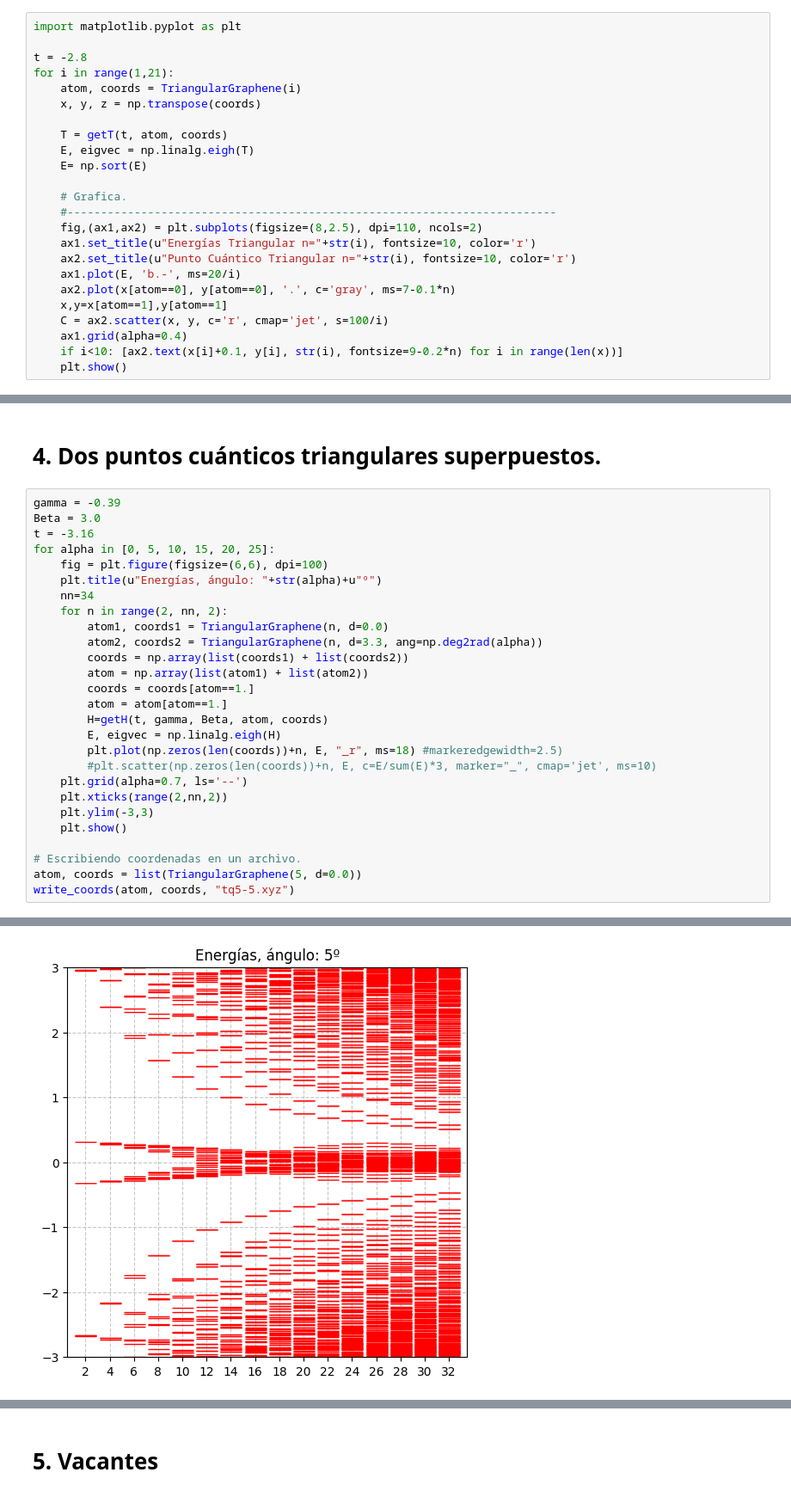
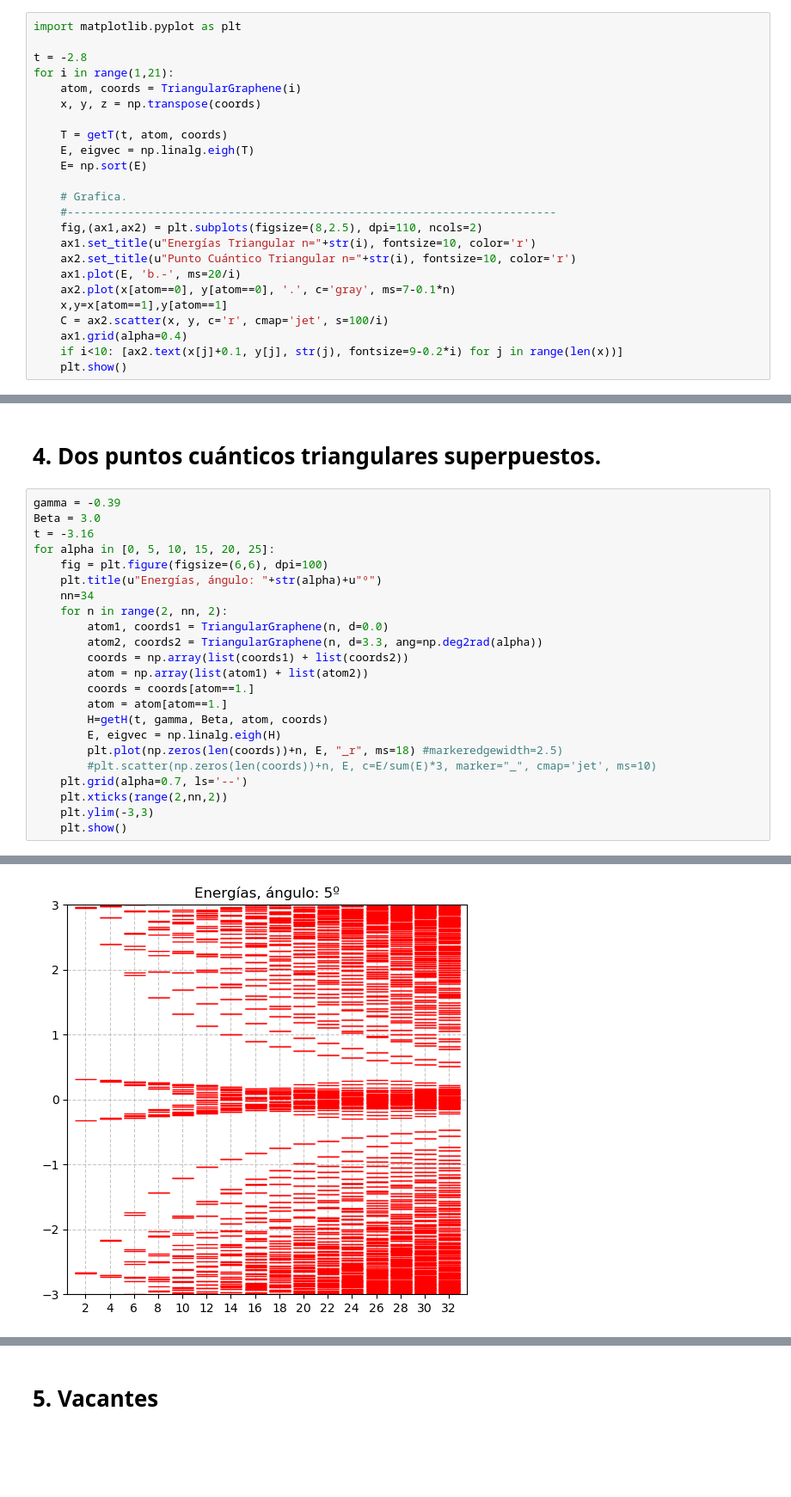
Before and after one commit to eilinlunam/Fisicoquimica-Computacional, a Jupyter notebook: Tarea_4_Enlace_fuerte.ipynb, the cells around one changed output, grey strips where cells are left out. Shown at 86% size. Cells and saved outputs as stored; diff of their text form; blank space fills up the shorter version.

```diff
--- a/Tarea_4_Enlace_fuerte.ipynb
+++ b/Tarea_4_Enlace_fuerte.ipynb
@@ -312,6 +311,6 @@ for i in range(1,21):
     x,y=x[atom==1],y[atom==1]
     C = ax2.scatter(x, y, c='r', cmap='jet', s=100/i)
     ax1.grid(alpha=0.4)
-    if i<10: [ax2.text(x[i]+0.1, y[i], str(i), fontsize=9-0.2*n) for i in range(len(x))]
+    if i<10: [ax2.text(x[j]+0.1, y[j], str(j), fontsize=9-0.2*i) for j in range(len(x))]
     plt.show()
 # %% [output]
@@ -353,8 +352,4 @@ for alpha in [0, 5, 10, 15, 20, 25]:
     plt.xticks(range(2,nn,2))
     plt.ylim(-3,3)
     plt.show()
-
-# Escribiendo coordenadas en un archivo.
-atom, coords = list(TriangularGraphene(5, d=0.0))
-write_coords(atom, coords, "tq5-5.xyz")
 # %% [output]
@@ -362 +357 @@ write_coords(atom, coords, "tq5-5.xyz")
-[figure, old version]
+[figure, new version]
```
Also changed, not shown: parts of 8 cells of this notebook.
